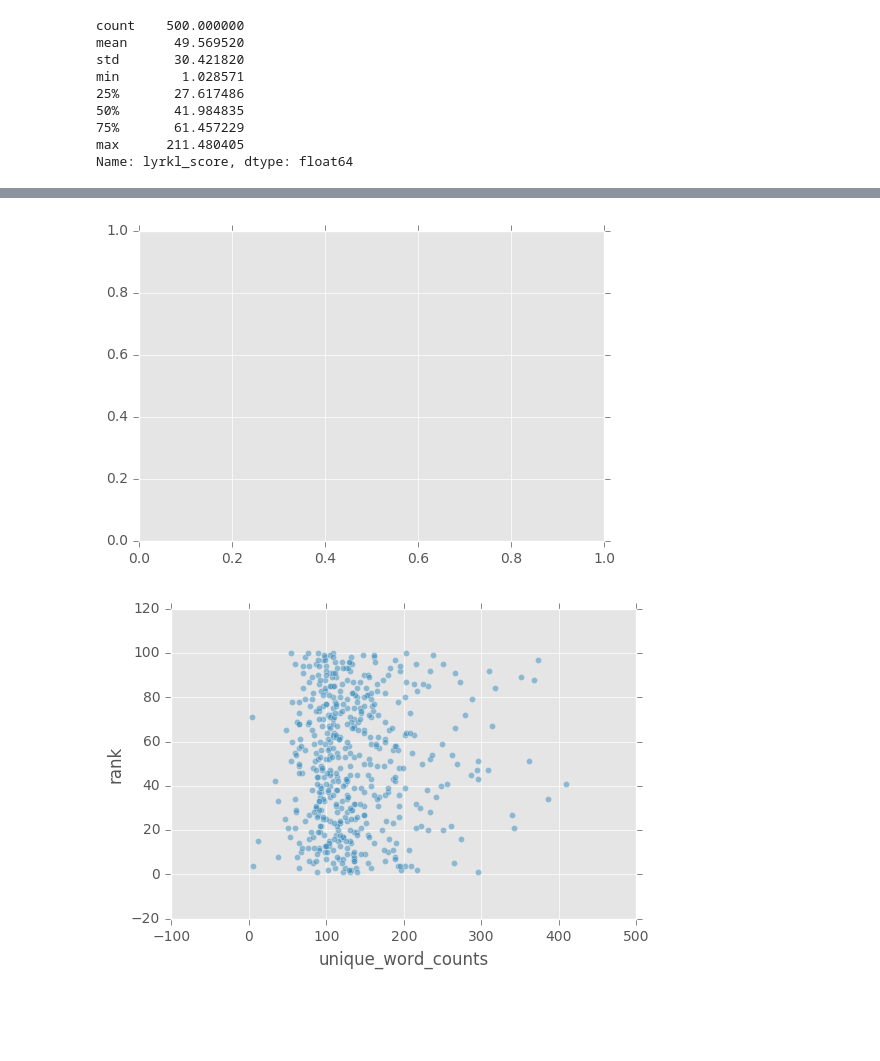
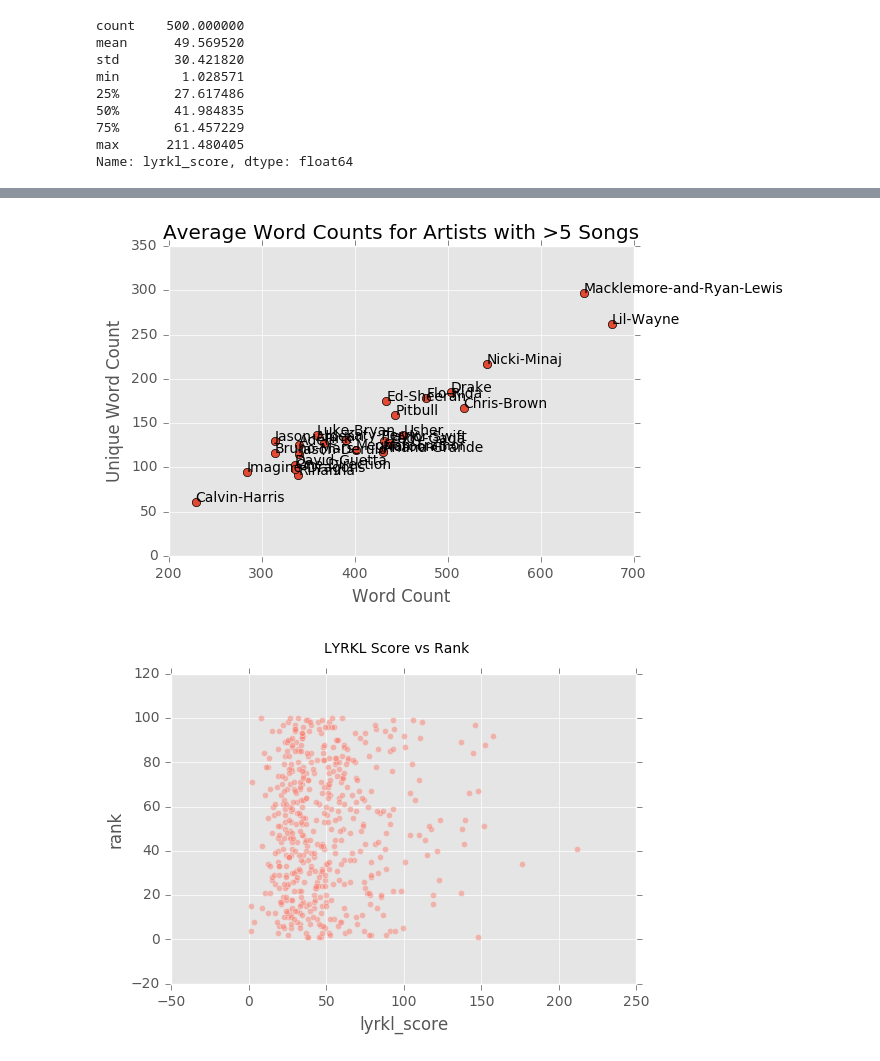
Before and after one commit to furoape/SYD_DAT_6, a Jupyter notebook: Project/Lyric Analyzer.ipynb, the cells around one changed output, grey strips where cells are left out. Cells and saved outputs as stored; diff of their text form; code cells hidden in the pictures; blank space fills up the shorter version.

```diff
--- a/Project/Lyric Analyzer.ipynb
+++ b/Project/Lyric Analyzer.ipynb
@@ -70,7 +132,17 @@ TypeError: None() got an unexpected keyword argument 'sharey'
+# %%
+plt.suptitle("")
+plt.title('Average Word Counts for Artists with >5 Songs')
+plt.xlabel('Word Count')
+plt.ylabel('Unique Word Count')
+plt.ylim([0,350])
+plt.xlim([200,700])
+plt.show()
+# %% [output]
+[figure, added]
 # %%
-songlist.plot(kind='scatter', x='unique_word_counts', y='rank', alpha=0.5)
+songlist.plot(kind='scatter', x='lyrkl_score', y='rank', alpha=0.5, c = 'salmon')
+plt.suptitle('LYRKL Score vs Rank')
 plt.show()
 # %% [output]
-[figure, old version]
+[figure, new version]
-[figure, removed]
 # %%
```
Also changed, not shown: parts of 32 cells of this notebook, 28 other files.
